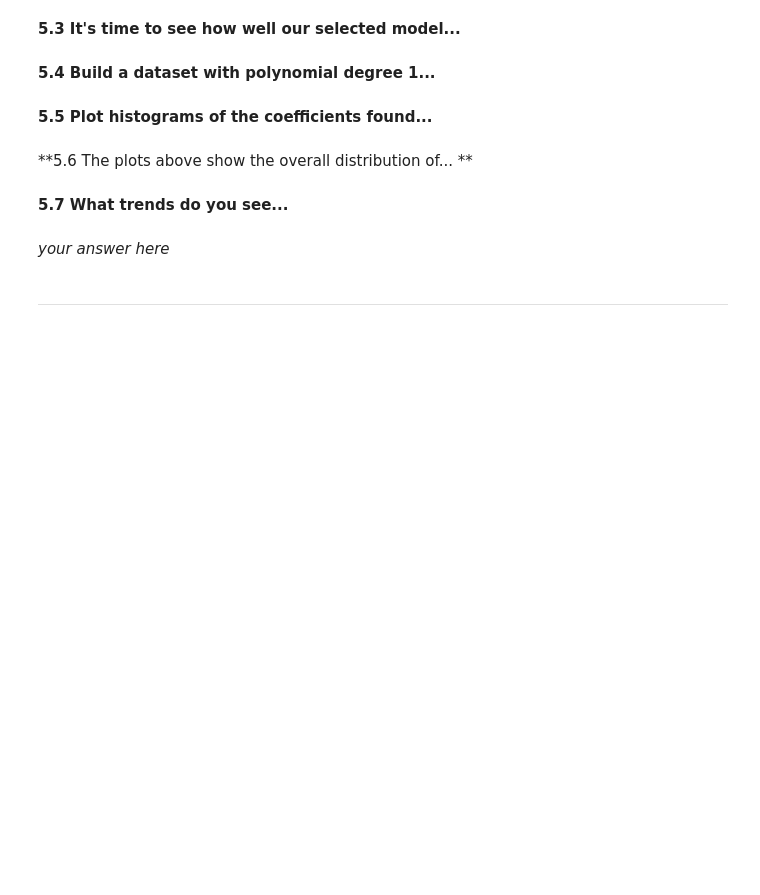
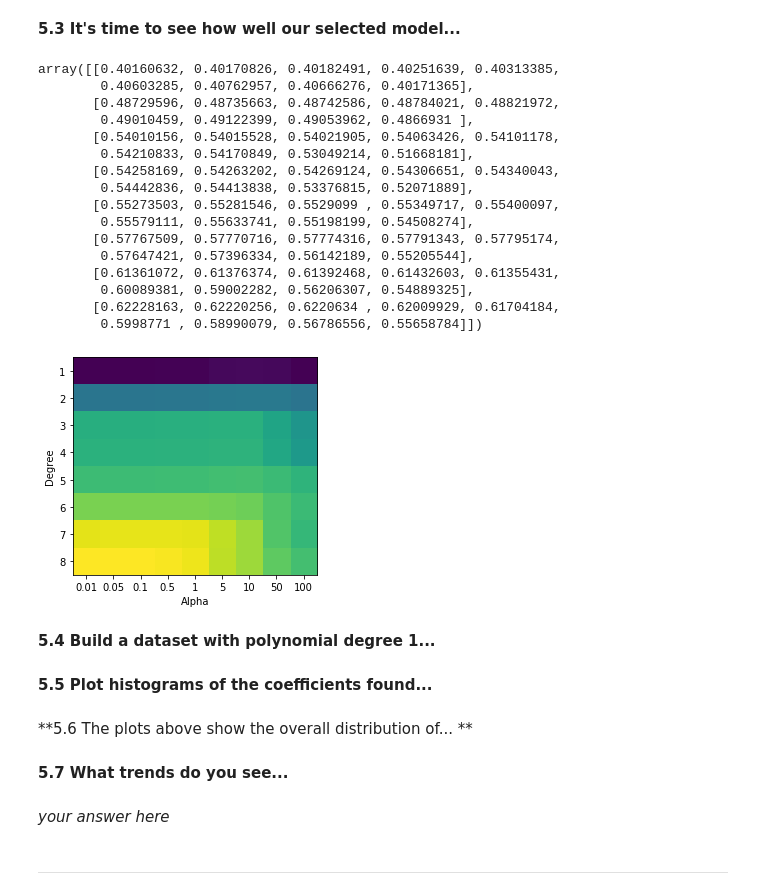
Before and after one commit to kdumontnu/2019-CS109A, a Jupyter notebook: homework/hw3/cs109a_hw3submit.ipynb, the cells around one changed output. Saved outputs shown, nothing was run; the diff lists cells and outputs as text; code cells hidden in the pictures; blank space fills up the shorter version.

```diff
--- a/homework/hw3/cs109a_hw3submit.ipynb
+++ b/homework/hw3/cs109a_hw3submit.ipynb
@@ -1130,3 +1170,36 @@ Note: On the lasso model, you may need to increase `max_iter` (start with 100,00
+# %%
+# your code here
+for degree in range(1,9):
+    x_train, y_train, x_test, y_test = get_design_mats(BSS_train_split.reset_index(), BSS_test.reset_index(), degree)
+    for alpha in alphas:
+        ridge_model = Ridge(alpha=alpha).fit(x_train, y_train)
+        R_squared[degree - 1][alphas.index(alpha)] = ridge_model.score(x_test, y_test)
+
+plt.imshow(R_squared)
+plt.xticks(np.arange(len(alphas)), labels=alphas)
+plt.yticks(np.arange(len(range(1,9))), labels=range(1,9))
+plt.xlabel('Alpha')
+plt.ylabel('Degree')
+
+R_squared
+# %% [output]
+array([[0.40160632, 0.40170826, 0.40182491, 0.40251639, 0.40313385,
+        0.40603285, 0.40762957, 0.40666276, 0.40171365],
+       [0.48729596, 0.48735663, 0.48742586, 0.48784021, 0.48821972,
+        0.49010459, 0.49122399, 0.49053962, 0.4866931 ],
+       [0.54010156, 0.54015528, 0.54021905, 0.54063426, 0.54101178,
+        0.54210833, 0.54170849, 0.53049214, 0.51668181],
+       [0.54258169, 0.54263202, 0.54269124, 0.54306651, 0.54340043,
+        0.54442836, 0.54413838, 0.53376815, 0.52071889],
+       [0.55273503, 0.55281546, 0.5529099 , 0.55349717, 0.55400097,
+        0.55579111, 0.55633741, 0.55198199, 0.54508274],
+       [0.57767509, 0.57770716, 0.57774316, 0.57791343, 0.57795174,
+        0.57647421, 0.57396334, 0.56142189, 0.55205544],
+       [0.61361072, 0.61376374, 0.61392468, 0.61432603, 0.61355431,
+        0.60089381, 0.59002282, 0.56206307, 0.54889325],
+       [0.62228163, 0.62220256, 0.6220634 , 0.62009929, 0.61704184,
+        0.5998771 , 0.58990079, 0.56786556, 0.55658784]])
+[figure, added]
 # %% [markdown]
 **5.4 Build a dataset with polynomial degree 1...**
 # %%
```
Also changed, not shown: parts of 13 cells of this notebook.
